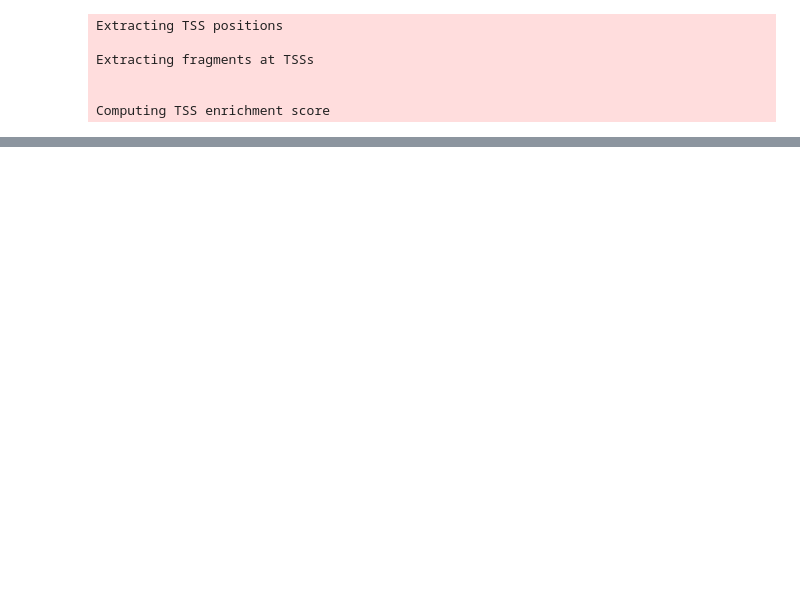
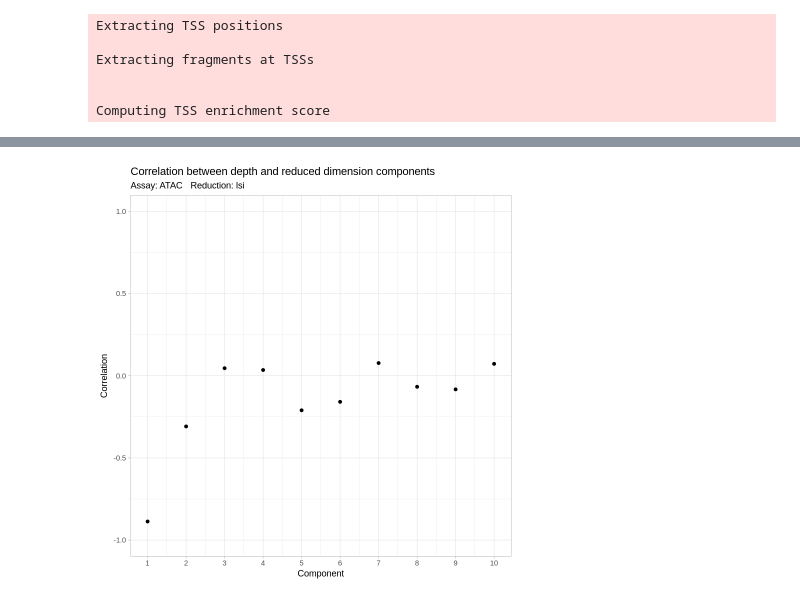
Before and after one commit to NikitaArya17/next_generation_sequencing_projects, a Jupyter notebook: single-cell atac sequencing data/human_pbmc_data.ipynb, the cells around one changed output, grey strips where cells are left out. Cells and saved outputs as stored; diff of their text form; code cells hidden in the pictures; blank space fills up the shorter version.

```diff
--- a/single-cell atac sequencing data/human_pbmc_data.ipynb
+++ b/single-cell atac sequencing data/human_pbmc_data.ipynb
@@ -366,0 +406,8 @@ DensityScatter(pbmc, x = "nCount_ATAC", y = "TSS.enrichment", log_x = TRUE, quan
+# %%
+# Filtering out low quality cells according to our selected thresholds.
+pbmc <- subset(x = pbmc,
+                subset = nCount_ATAC > 3000 |
+                  fraction_reads_in_peaks > 15 |
+                  blacklist_ratio < 0.05 |
+                  nucleosome_signal < 4 |
+                  TSS.enrichment > 3)
@@ -366,0 +426,3 @@ DensityScatter(pbmc, x = "nCount_ATAC", y = "TSS.enrichment", log_x = TRUE, quan
+# %%
+DepthCor(pbmc) #correlates sequencing depth with reduced dimensions
+# %% [output]
@@ -366,0 +433 @@ DensityScatter(pbmc, x = "nCount_ATAC", y = "TSS.enrichment", log_x = TRUE, quan
+[figure, added]
```
Also changed, not shown: parts of 19 cells of this notebook.
